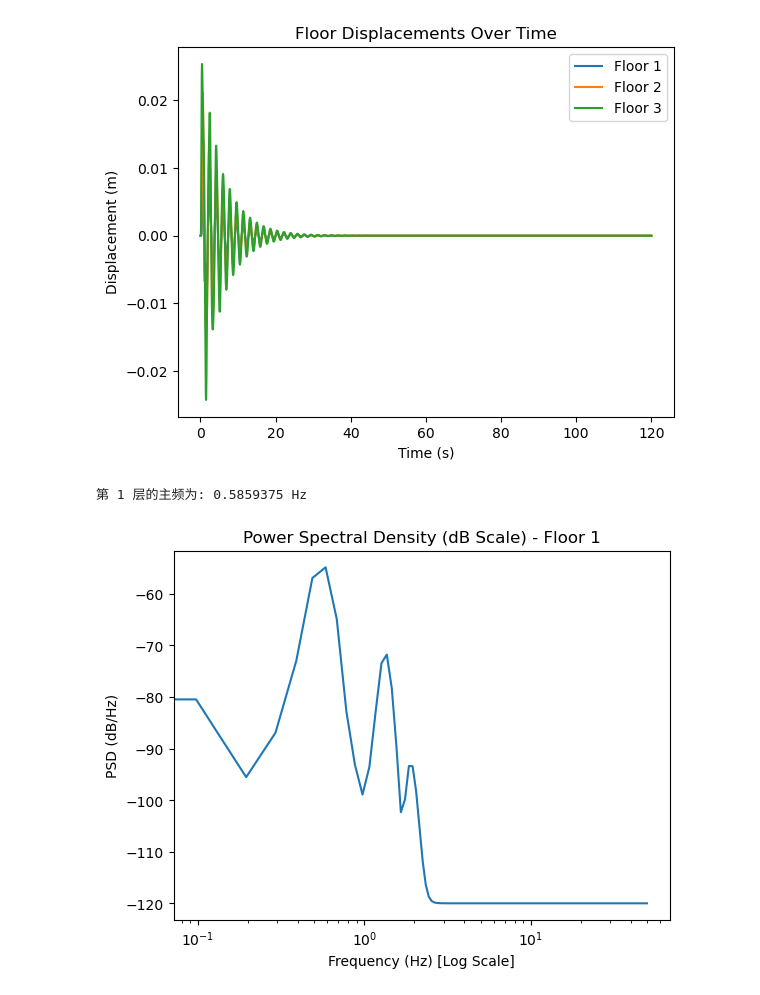
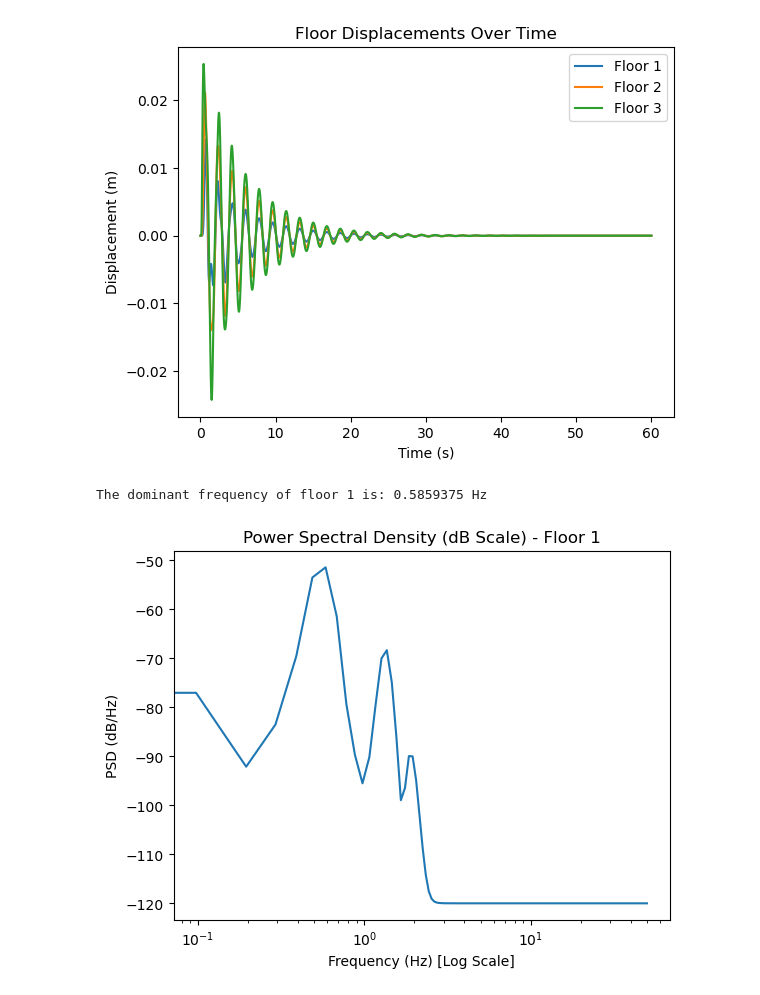
Before and after one commit to Shuaiwen-Cui/Research-Excitation_Structure_Response, a Jupyter notebook: code.ipynb, the cells around one changed output. Drawn from its saved outputs; the diff is of its cells as text; code cells hidden in the pictures.

```diff
--- a/code.ipynb
+++ b/code.ipynb
@@ -90,34 +90,34 @@ class newmark_beta:
 # %%
 import numpy as np
 import matplotlib.pyplot as plt
 
 # Define system parameters for a 3-story building
 m = np.array([1000, 800, 600])        # Masses (kg) for each floor (from bottom to top)
 k = np.array([50000, 40000, 30000])     # Stiffnesses (N/m) for each floor
 zeta = 0.05                           # Damping ratio
-nt = 12000                            # Total number of time steps
+nt = 6000                            # Total number of time steps
 dt = 0.01                             # Time increment (s)
 
 # Create an external force matrix with shape (3, nt)
 # For example, apply a force of 1000 N on the top floor between time steps 10 and 20
 force = np.zeros((3, nt))
 force[2, 10:21] = 1000
 
 # Create an instance of newmark_beta with the given parameters
 nm = newmark_beta(m, k, zeta, nt, dt, force)
 
 # Plot the displacement responses for each floor over time
 time = nm.t.flatten()  # Convert time vector to 1D array for plotting
 plt.figure()
 for i in range(len(m)):
     plt.plot(time, nm.d[i, :], label=f'Floor {i+1}')
 plt.xlabel('Time (s)')
 plt.ylabel('Displacement (m)')
 plt.title('Floor Displacements Over Time')
 plt.legend()
 plt.show()
 # %% [output]
-[figure, old version]
+[figure, new version]
 # %%
 import numpy as np
 import matplotlib.pyplot as plt
@@ -152,5 +152,5 @@ plt.ylabel('PSD (dB/Hz)')
 plt.title('Power Spectral Density (dB Scale) - Floor ' + str(floor_index + 1))
 plt.show()
 # %% [output]
-第 1 层的主频为: 0.5859375 Hz
+The dominant frequency of floor 1 is: 0.5859375 Hz
-[figure, old version]
+[figure, new version]
```
Also changed, not shown: 10 other files.
